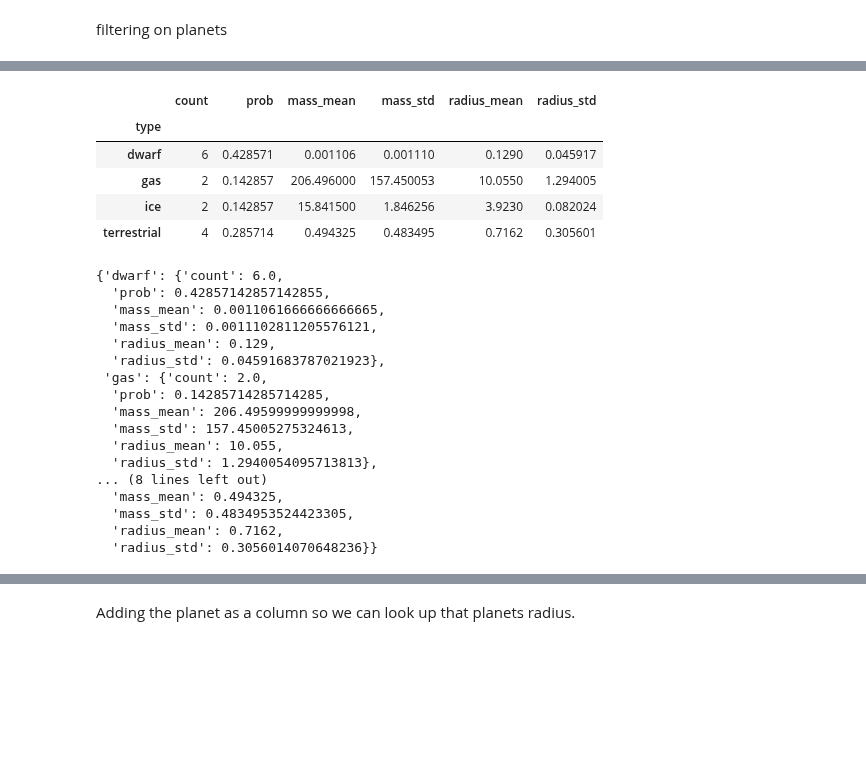
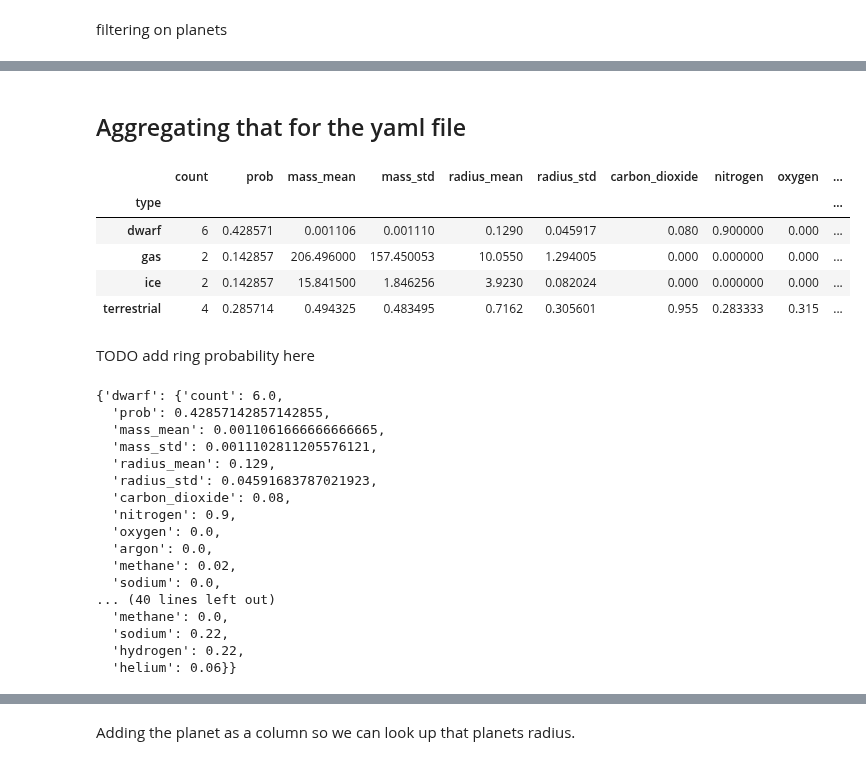
Before and after one commit to BillmanH/exoplanets, a Jupyter notebook: notebooks/Analysis - planet summary stats.ipynb, the cells around one changed output, grey strips where cells are left out. Saved outputs shown, nothing was run; the diff lists cells and outputs as text; code cells hidden in the pictures; blank space fills up the shorter version.

Commit message:
Began exploring the process of creating resources and atmosphere in planets.

```diff
--- a/notebooks/Analysis - planet summary stats.ipynb
+++ b/notebooks/Analysis - planet summary stats.ipynb
@@ -34,6 +36,7 @@ def split_str(x):
     return y
 
 df['Body'] = df['Body'].apply(split_str)
+df = df.reset_index(drop=True)
 df
 # %% [output]
 |  | Body | Image | Radius | Radius.1 | Volume | Volume.1 | Mass | Mass.1 | Density | Gravity | Gravity.1 | ... |
@@ -70,6 +73,7 @@ def get_type(x):
 # %%
 df['Type.lower'] = df['Type'].apply(lambda x: str(x).lower())
 df['type'] = df['Type.lower'].apply(get_type)
+df['has_rings'] = df['Type.lower'].str.contains('rings')
 df['is_planet'] = df['Type.lower'].str.contains('planet')
 df['is_moon'] = df['Type.lower'].str.contains('moon')
 pla = df.loc[df['is_planet']]
@@ -92,0 +99,15 @@ pla[['Body','Type','type']]
+# %%
+def get_type(x):
+    y = df.loc[df['Body'].str.lower()==x.lower()]['type'].values[0]
+    return y
+
+
+atmo = pd.read_csv("../data/solar_system_atmosphere.csv")
+atmo = atmo[atmo['Object'].str.lower().isin(pla['Body'].str.lower())]
+atmo['type'] = atmo['Object'].apply(get_type)
+
+colnames = atmo.columns
+colnames = [x.lower().replace(" ","_") for x in colnames]
+atmo.columns = colnames
+
+atmo
@@ -92,0 +125,3 @@ pla[['Body','Type','type']]
+# %%
+atmo_dist = pd.DataFrame(atmo.groupby('type').mean()).fillna(0)
+atmo_dist
@@ -93,19 +135,24 @@ pla[['Body','Type','type']]
+# %% [markdown]
+## Aggregating that for the yaml file
 # %%
 ptypes = pd.DataFrame(pla.groupby('type').count()['Body'])
 ptypes.columns = ['count']
 ptypes['prob'] = ptypes['count']/14
 ptypes['mass_mean'] = pd.Series(pla.groupby('type').mean()['mass'])
 ptypes['mass_std'] = pd.Series(pla.groupby('type').std()['mass'])
 ptypes['radius_mean'] = pd.Series(pla.groupby('type').mean()['radius'])
 ptypes['radius_std'] = pd.Series(pla.groupby('type').std()['radius'])
+ptypes = ptypes.join(atmo_dist)
 ptypes
 # %% [output]
-|  | count | prob | mass_mean | mass_std | radius_mean | radius_std |
-| type |  |  |  |  |  |  |
-| dwarf | 6 | 0.428571 | 0.001106 | 0.001110 | 0.1290 | 0.045917 |
-| gas | 2 | 0.142857 | 206.496000 | 157.450053 | 10.0550 | 1.294005 |
-| ice | 2 | 0.142857 | 15.841500 | 1.846256 | 3.9230 | 0.082024 |
-| terrestrial | 4 | 0.285714 | 0.494325 | 0.483495 | 0.7162 | 0.305601 |
+|  | count | prob | mass_mean | mass_std | radius_mean | radius_std | carbon_dioxide | nitrogen | oxygen | ... |
+| type |  |  |  |  |  |  |  |  |  | ... |
+| dwarf | 6 | 0.428571 | 0.001106 | 0.001110 | 0.1290 | 0.045917 | 0.080 | 0.900000 | 0.000 | ... |
+| gas | 2 | 0.142857 | 206.496000 | 157.450053 | 10.0550 | 1.294005 | 0.000 | 0.000000 | 0.000 | ... |
+| ice | 2 | 0.142857 | 15.841500 | 1.846256 | 3.9230 | 0.082024 | 0.000 | 0.000000 | 0.000 | ... |
+| terrestrial | 4 | 0.285714 | 0.494325 | 0.483495 | 0.7162 | 0.305601 | 0.955 | 0.283333 | 0.315 | ... |
+# %% [markdown]
+TODO add ring probability here
 # %%
 ptypes.T.to_dict()
 # %% [output]
@@ -114,18 +161,18 @@ ptypes.T.to_dict()
   'mass_mean': 0.0011061666666666665,
   'mass_std': 0.0011102811205576121,
   'radius_mean': 0.129,
-  'radius_std': 0.04591683787021923},
- 'gas': {'count': 2.0,
-  'prob': 0.14285714285714285,
-  'mass_mean': 206.49599999999998,
-  'mass_std': 157.45005275324613,
-  'radius_mean': 10.055,
-  'radius_std': 1.2940054095713813},
-... (8 lines left out)
-  'mass_mean': 0.494325,
-  'mass_std': 0.4834953524423305,
-  'radius_mean': 0.7162,
-  'radius_std': 0.3056014070648236}}
+  'radius_std': 0.04591683787021923,
+  'carbon_dioxide': 0.08,
+  'nitrogen': 0.9,
+  'oxygen': 0.0,
+  'argon': 0.0,
+  'methane': 0.02,
+  'sodium': 0.0,
+... (40 lines left out)
+  'methane': 0.0,
+  'sodium': 0.22,
+  'hydrogen': 0.22,
+  'helium': 0.06}}
 # %%
 def get_moon_type(x):
     if "icy" in x:
```
Also changed, not shown: parts of 9 cells of this notebook, 2 other files.
